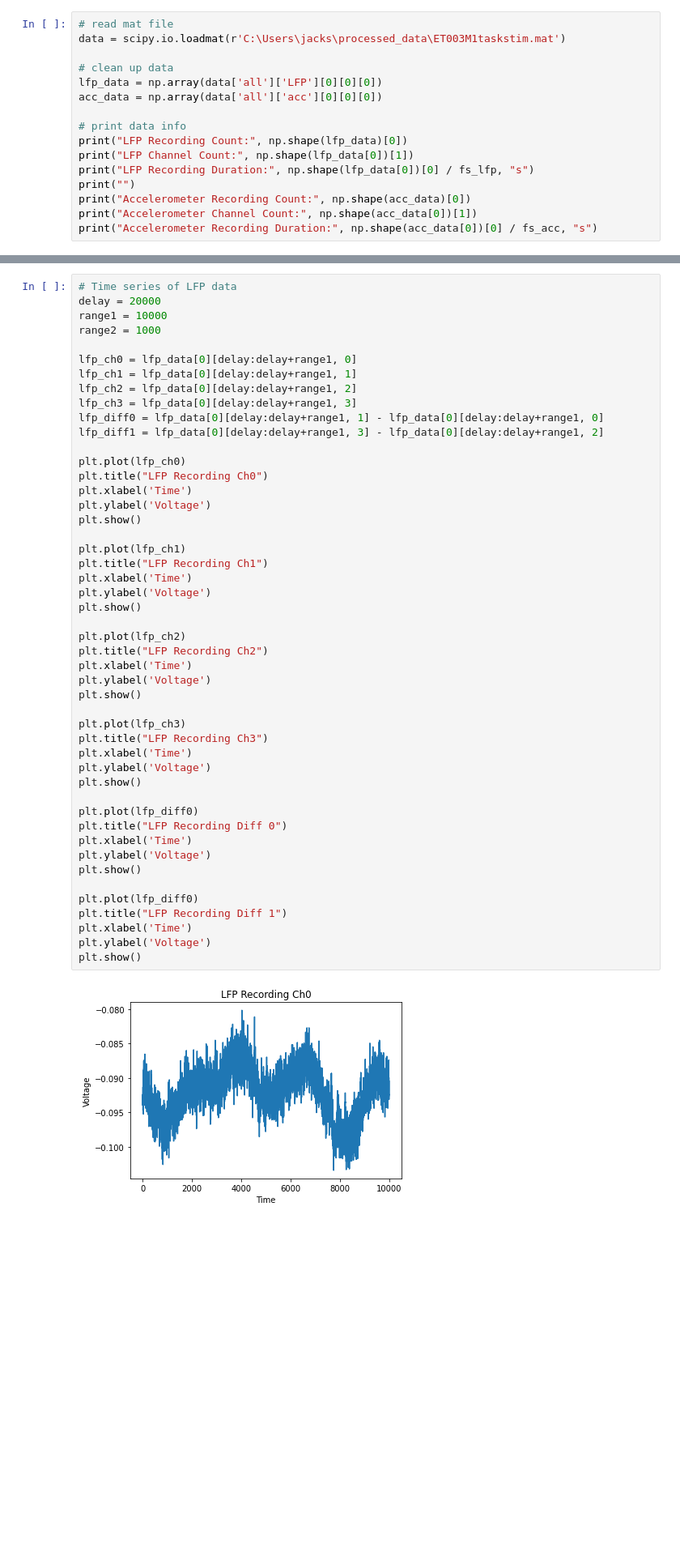
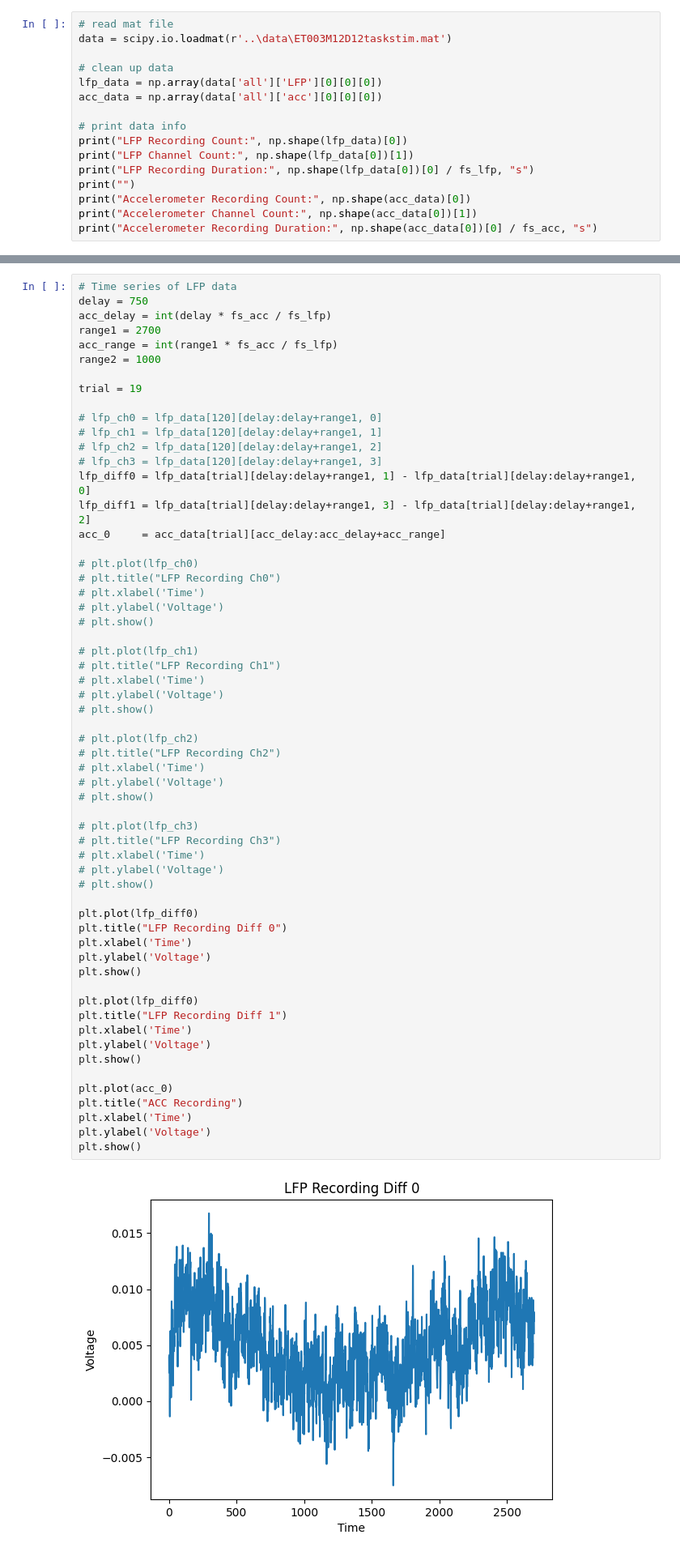
Before and after one commit to jcornell616/EEL5283-Project, a Jupyter notebook: src/preprocessing/preprocessing.ipynb, the cells around one changed output, grey strips where cells are left out. Shown at 81% size. Saved outputs shown, nothing was run; the diff lists cells and outputs as text; blank space fills up the shorter version.

Commit message:
manual chopping of training data

```diff
--- a/src/preprocessing/preprocessing.ipynb
+++ b/src/preprocessing/preprocessing.ipynb
@@ -25,7 +25,7 @@ test_recording_cnt = 3
 ----
 # %%
 # read mat file
-data = scipy.io.loadmat(r'C:\Users\jacks\processed_data\ET003M1taskstim.mat')
+data = scipy.io.loadmat(r'..\data\ET003M12D12taskstim.mat')
 
 # clean up data
 lfp_data = np.array(data['all']['LFP'][0][0][0])
@@ -52,51 +52,62 @@ Accelerometer Recording Duration: 334.94594594594594 s
 ----
 # %%
 # Time series of LFP data
-delay = 20000
-range1 = 10000
+delay = 750
+acc_delay = int(delay * fs_acc / fs_lfp)
+range1 = 2700
+acc_range = int(range1 * fs_acc / fs_lfp)
 range2 = 1000
 
-lfp_ch0 = lfp_data[0][delay:delay+range1, 0]
-lfp_ch1 = lfp_data[0][delay:delay+range1, 1]
-lfp_ch2 = lfp_data[0][delay:delay+range1, 2]
-lfp_ch3 = lfp_data[0][delay:delay+range1, 3]
-lfp_diff0 = lfp_data[0][delay:delay+range1, 1] - lfp_data[0][delay:delay+range1, 0]
-lfp_diff1 = lfp_data[0][delay:delay+range1, 3] - lfp_data[0][delay:delay+range1, 2]
+trial = 19
 
-plt.plot(lfp_ch0)
-plt.title("LFP Recording Ch0")
-plt.xlabel('Time')
-plt.ylabel('Voltage')
-plt.show()
+# lfp_ch0 = lfp_data[120][delay:delay+range1, 0]
+# lfp_ch1 = lfp_data[120][delay:delay+range1, 1]
+# lfp_ch2 = lfp_data[120][delay:delay+range1, 2]
+# lfp_ch3 = lfp_data[120][delay:delay+range1, 3]
+lfp_diff0 = lfp_data[trial][delay:delay+range1, 1] - lfp_data[trial][delay:delay+range1, 0]
+lfp_diff1 = lfp_data[trial][delay:delay+range1, 3] - lfp_data[trial][delay:delay+range1, 2]
+acc_0     = acc_data[trial][acc_delay:acc_delay+acc_range]
 
-plt.plot(lfp_ch1)
-plt.title("LFP Recording Ch1")
-plt.xlabel('Time')
-plt.ylabel('Voltage')
-plt.show()
+# plt.plot(lfp_ch0)
+# plt.title("LFP Recording Ch0")
+# plt.xlabel('Time')
+# plt.ylabel('Voltage')
+# plt.show()
 
-plt.plot(lfp_ch2)
-plt.title("LFP Recording Ch2")
-plt.xlabel('Time')
-plt.ylabel('Voltage')
-plt.show()
+# plt.plot(lfp_ch1)
+# plt.title("LFP Recording Ch1")
+# plt.xlabel('Time')
+# plt.ylabel('Voltage')
+# plt.show()
 
-plt.plot(lfp_ch3)
-plt.title("LFP Recording Ch3")
-plt.xlabel('Time')
-plt.ylabel('Voltage')
-plt.show()
+# plt.plot(lfp_ch2)
+# plt.title("LFP Recording Ch2")
+# plt.xlabel('Time')
+# plt.ylabel('Voltage')
+# plt.show()
+
+# plt.plot(lfp_ch3)
+# plt.title("LFP Recording Ch3")
+# plt.xlabel('Time')
+# plt.ylabel('Voltage')
+# plt.show()
 
 plt.plot(lfp_diff0)
 plt.title("LFP Recording Diff 0")
 plt.xlabel('Time')
 plt.ylabel('Voltage')
 plt.show()
 
 plt.plot(lfp_diff0)
 plt.title("LFP Recording Diff 1")
 plt.xlabel('Time')
 plt.ylabel('Voltage')
 plt.show()
+
+plt.plot(acc_0)
+plt.title("ACC Recording")
+plt.xlabel('Time')
+plt.ylabel('Voltage')
+plt.show()
 # %% [output]
-[figure, old version]
+[figure, new version]
```
Also changed, not shown: parts of 19 cells of this notebook, 1 other file.
